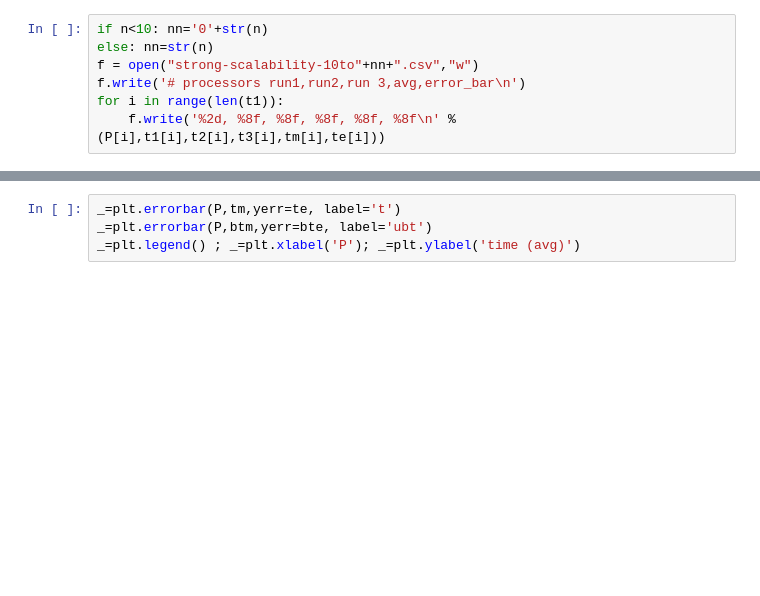
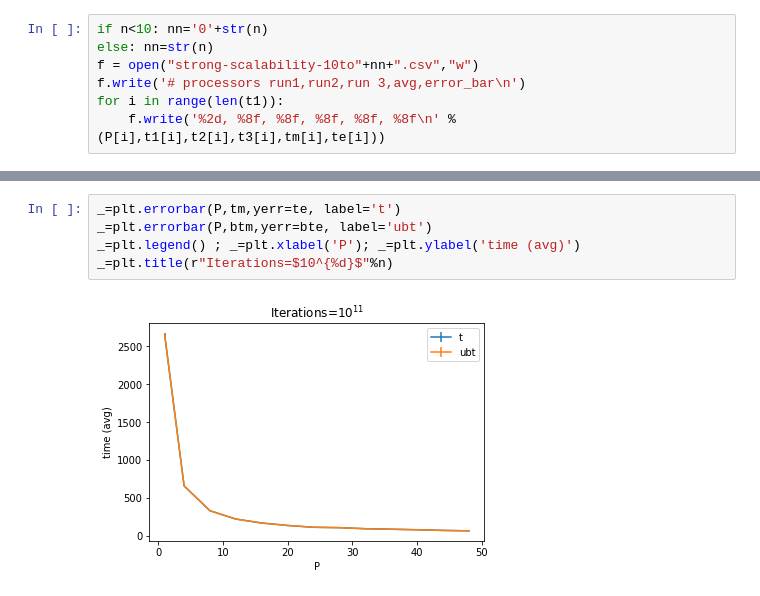
Before and after one commit to mattiamencagli/Foundations_of_HPC_2020, a Jupyter notebook: Assignement1/code/analisi_scaling.ipynb, the cells around one changed output, grey strips where cells are left out. Drawn from its saved outputs; the diff is of its cells as text; blank space fills up the shorter version.

```diff
--- a/Assignement1/code/analisi_scaling.ipynb
+++ b/Assignement1/code/analisi_scaling.ipynb
@@ -92,4 +99,7 @@ _=plt.title(r"Iterations=$10^%d$"%n)
 # %%
 _=plt.errorbar(P,tm,yerr=te, label='t')
 _=plt.errorbar(P,btm,yerr=bte, label='ubt')
 _=plt.legend() ; _=plt.xlabel('P'); _=plt.ylabel('time (avg)')
+_=plt.title(r"Iterations=$10^{%d}$"%n)
+# %% [output]
+[figure, added]
```
Also changed, not shown: parts of 5 cells of this notebook, 2 other files.
